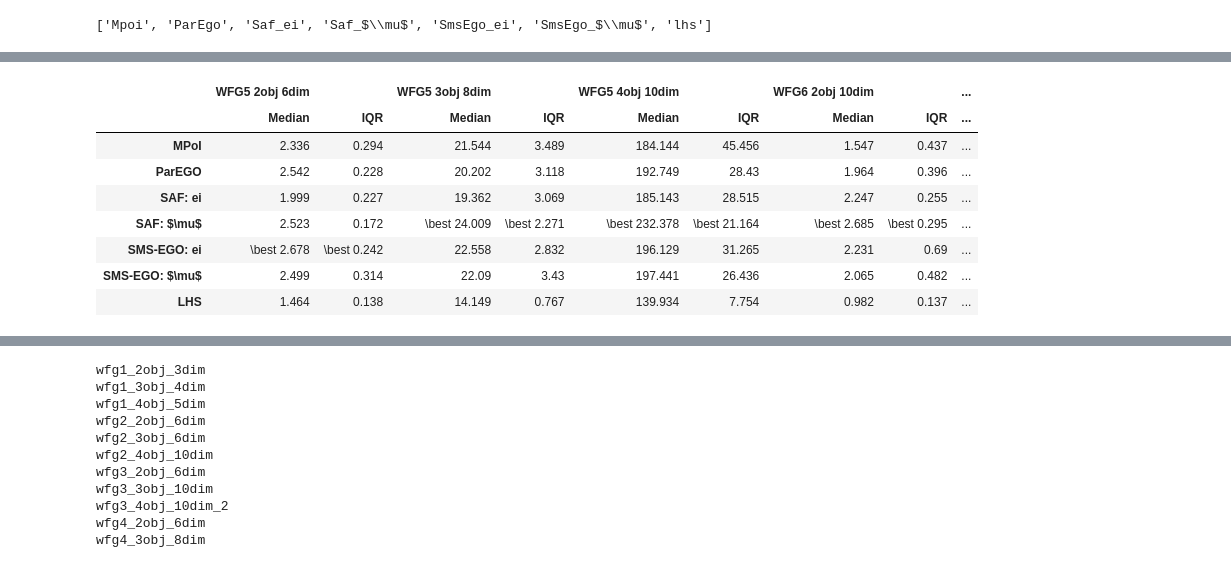
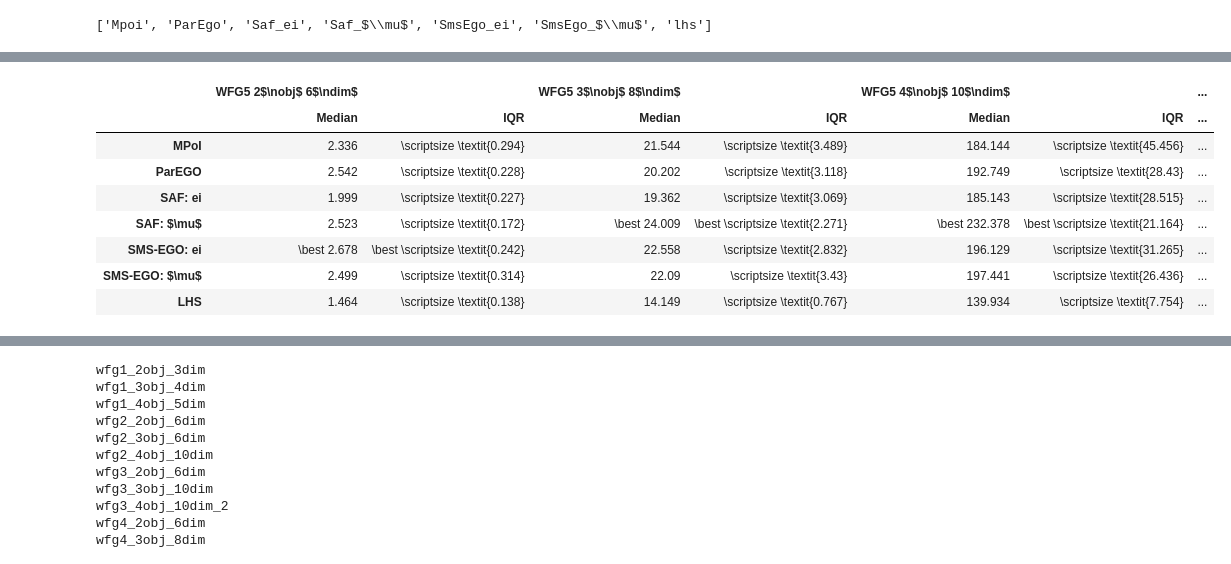
Before and after one commit to FinleyGibson/SAF_EMO, a Jupyter notebook: analytics/results_table/table.ipynb, the cells around one changed output, grey strips where cells are left out. Cells and saved outputs as stored; diff of their text form; code cells hidden in the pictures.

```diff
--- a/analytics/results_table/table.ipynb
+++ b/analytics/results_table/table.ipynb
@@ -65,7 +65,7 @@ def IQR(dist, axis):
 # %%
 def gen_table(d, result_min=0, result_max=6):
     h, w = d.shape
-    headers = pd.MultiIndex.from_product([[c.replace('_', ' ').replace('wfg', 'WFG') for c in chosen_results[result_min:result_max]], ['Median', 'IQR']])
+    headers = pd.MultiIndex.from_product([[c.replace('_', ' ').replace('wfg', 'WFG').replace('obj', '$\nobj$').replace('dim', '$\ndim$') for c in chosen_results[result_min:result_max]], ['Median', 'IQR']])
     df = pd.DataFrame(data=d.round(3).astype(str), index=true_names, columns=headers)
     return df, d
 # %%
@@ -160,6 +160,7 @@ optimisers
 # %%
 d, bm, em = gen_table_matrix('hypervolume', result_min=0, result_max=6)
 T_hv_1= gen_table(d, result_min=0, result_max=6)[0]
+T_hv_1[T_hv_1.columns[1::2]] = '\scriptsize \textit{'+T_hv_1[T_hv_1.columns[1::2]]+'}'
 T_hv_1 = add_com(T_hv_1, bm, r'\best ')
 T_hv_1 = add_com(T_hv_1, em, r'\statsimilar ')
 with open(os.path.join(REPORT_TABLE_DIR, 'hv_table_1.tex'), "w") as outfile:
@@ -178,6 +179,7 @@ T_hv_1
 # %%
 d, bm, em = gen_table_matrix('hypervolume', result_min=6, result_max=12)
 T_hv_2= gen_table(d, result_min=6, result_max=12)[0]
+T_hv_2[T_hv_2.columns[1::2]] = '\scriptsize \textit{'+T_hv_2[T_hv_2.columns[1::2]]+'}'
 T_hv_2 = add_com(T_hv_2, bm, r'\best ')
 T_hv_2 = add_com(T_hv_2, em, r'\statsimilar ')
 with open(os.path.join(REPORT_TABLE_DIR, 'hv_table_2.tex'), "w") as outfile:
@@ -196,21 +198,23 @@ T_hv_2
 # %%
 d, bm, em = gen_table_matrix('hypervolume', result_min=12, result_max=18)
 T_hv_3= gen_table(d, result_min=12, result_max=18)[0]
+T_hv_3[T_hv_3.columns[1::2]] = '\scriptsize \textit{'+T_hv_3[T_hv_3.columns[1::2]]+'}'
 T_hv_3 = add_com(T_hv_3, bm, r'\best ')
 T_hv_3 = add_com(T_hv_3, em, r'\statsimilar ')
 with open(os.path.join(REPORT_TABLE_DIR, 'hv_table_3.tex'), "w") as outfile:
     print(T_hv_3.to_latex(index=True, escape=False), file=outfile)
+
 T_hv_3
 # %% [output]
-|  | WFG5 2obj 6dim |  | WFG5 3obj 8dim |  | WFG5 4obj 10dim |  | WFG6 2obj 10dim |  | ... |
-|  | Median | IQR | Median | IQR | Median | IQR | Median | IQR | ... |
-| MPoI | 2.336 | 0.294 | 21.544 | 3.489 | 184.144 | 45.456 | 1.547 | 0.437 | ... |
-| ParEGO | 2.542 | 0.228 | 20.202 | 3.118 | 192.749 | 28.43 | 1.964 | 0.396 | ... |
-| SAF: ei | 1.999 | 0.227 | 19.362 | 3.069 | 185.143 | 28.515 | 2.247 | 0.255 | ... |
-| SAF: $\mu$ | 2.523 | 0.172 | \best 24.009 | \best 2.271 | \best 232.378 | \best 21.164 | \best 2.685 | \best 0.295 | ... |
-| SMS-EGO: ei | \best 2.678 | \best 0.242 | 22.558 | 2.832 | 196.129 | 31.265 | 2.231 | 0.69 | ... |
-| SMS-EGO: $\mu$ | 2.499 | 0.314 | 22.09 | 3.43 | 197.441 | 26.436 | 2.065 | 0.482 | ... |
-| LHS | 1.464 | 0.138 | 14.149 | 0.767 | 139.934 | 7.754 | 0.982 | 0.137 | ... |
+|  | WFG5 2$\nobj$ 6$\ndim$ |  | WFG5 3$\nobj$ 8$\ndim$ |  | WFG5 4$\nobj$ 10$\ndim$ |  | ... |
+|  | Median | IQR | Median | IQR | Median | IQR | ... |
+| MPoI | 2.336 | \scriptsize \textit{0.294} | 21.544 | \scriptsize \textit{3.489} | 184.144 | \scriptsize \textit{45.456} | ... |
+| ParEGO | 2.542 | \scriptsize \textit{0.228} | 20.202 | \scriptsize \textit{3.118} | 192.749 | \scriptsize \textit{28.43} | ... |
+| SAF: ei | 1.999 | \scriptsize \textit{0.227} | 19.362 | \scriptsize \textit{3.069} | 185.143 | \scriptsize \textit{28.515} | ... |
+| SAF: $\mu$ | 2.523 | \scriptsize \textit{0.172} | \best 24.009 | \best \scriptsize \textit{2.271} | \best 232.378 | \best \scriptsize \textit{21.164} | ... |
+| SMS-EGO: ei | \best 2.678 | \best \scriptsize \textit{0.242} | 22.558 | \scriptsize \textit{2.832} | 196.129 | \scriptsize \textit{31.265} | ... |
+| SMS-EGO: $\mu$ | 2.499 | \scriptsize \textit{0.314} | 22.09 | \scriptsize \textit{3.43} | 197.441 | \scriptsize \textit{26.436} | ... |
+| LHS | 1.464 | \scriptsize \textit{0.138} | 14.149 | \scriptsize \textit{0.767} | 139.934 | \scriptsize \textit{7.754} | ... |
 # %%
 d, bm, em = gen_table_matrix('igd+', result_min=0, result_max=6)
 T_igd_1= gen_table(d, result_min=0, result_max=6)[0]
```
Also changed, not shown: parts of 7 cells of this notebook, 13 other files.
